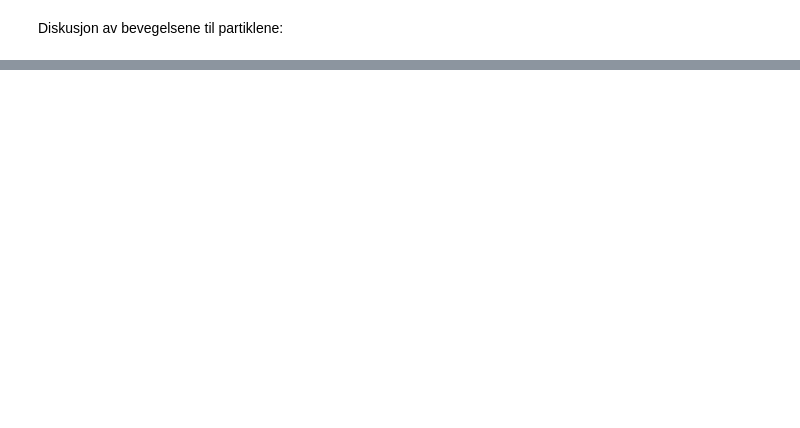
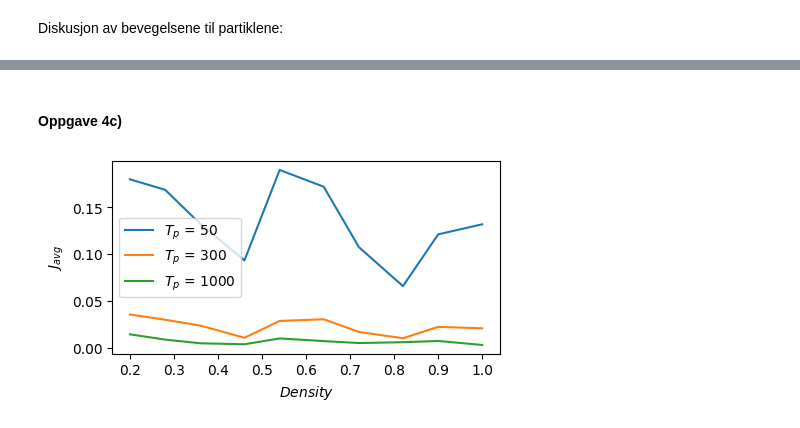
Before and after one commit to einaraarnaes/Prosjekt2, a Jupyter notebook: code.ipynb, the cells around one changed output, grey strips where cells are left out. Drawn from its saved outputs; the diff is of its cells as text; code cells hidden in the pictures; blank space fills up the shorter version.

```diff
--- a/code.ipynb
+++ b/code.ipynb
@@ -118,10 +118,10 @@ def random_walk_universal(n_steps, start_pos, p_minus, p_pluss, repulsion = Fals
                     step = 0
 
                 if (axis_wrap is not None):
-                    if not (pos == (pos[i] + 2*size + step)%axis_length).any():
+                    if not (pos == (pos[i] + step*size + step)%axis_length).any():
                         moves[i] = step
                 else:
-                    if not (pos == (pos[i] + 2*size + step)).any():
+                    if not (pos == (pos[i] + step*size + step)).any():
                         moves[i] = step
 
             delta_pos += moves.astype(int)
@@ -547,7 +547,7 @@ N_x = 100
 size = 1
 period = 100
 axis_size = 4*period
-start_pos  = np.arange(0, axis_size - (size + 1), size*2 + 1)
+start_pos  = np.arange(0, axis_size, size)
 T_p = 40
 bk = 1000
 alpha = 0.2
@@ -621,0 +665,45 @@ Diskusjon av bevegelsene til partiklene:
+# %% [markdown]
+#### Oppgave 4c)
+# %%
+alpha = 0.2
+bk = 1000
+N_x = 100
+T_p_vals = np.array([50, 300, 1000])
+size = 20
+axis_size = 10*N_x
+N_p_vals = np.linspace(10, axis_size//size, 10).astype(int)
+cycles = 3
+
+
+fig, ax = plt.subplots(figsize=(5, 2.5))
+
+for i, T_p in enumerate(T_p_vals):
+
+    cycles = int(1000/T_p)
+
+    currents = np.zeros(len(N_p_vals))
+
+    for j, N_p in enumerate(N_p_vals):
+
+        x_start = np.linspace(0, axis_size, N_p).astype(int)
+        pos = np.copy(x_start)
+
+        delta_pos = np.zeros(len(pos))
+
+        for k in range(cycles):
+            pos, delta_pos_1 = random_walk_universal(T_p, x_start, p_minus_1, p_pluss_1, repulsion = True, axis_wrap = [0, axis_size-1], size = size)
+            pos, delta_pos_2 = random_walk_universal(T_p, x_start, p_minus_2, p_pluss_2, repulsion = True, axis_wrap = [0, axis_size-1], size = size)
+
+            delta_pos = delta_pos + (delta_pos_1 + delta_pos_2)
+
+        currents[j] = np.mean(delta_pos)/(cycles*T_p*2)
+
+    ax.plot(densities, currents, label = f"$T_p$ = {T_p}")
+
+
+ax.set_xlabel("$Density$")
+ax.set_ylabel("$J_{avg}$")
+plt.legend()
+plt.show()
+# %% [output]
+[figure, added]
```
Also changed, not shown: parts of 2 cells of this notebook.
